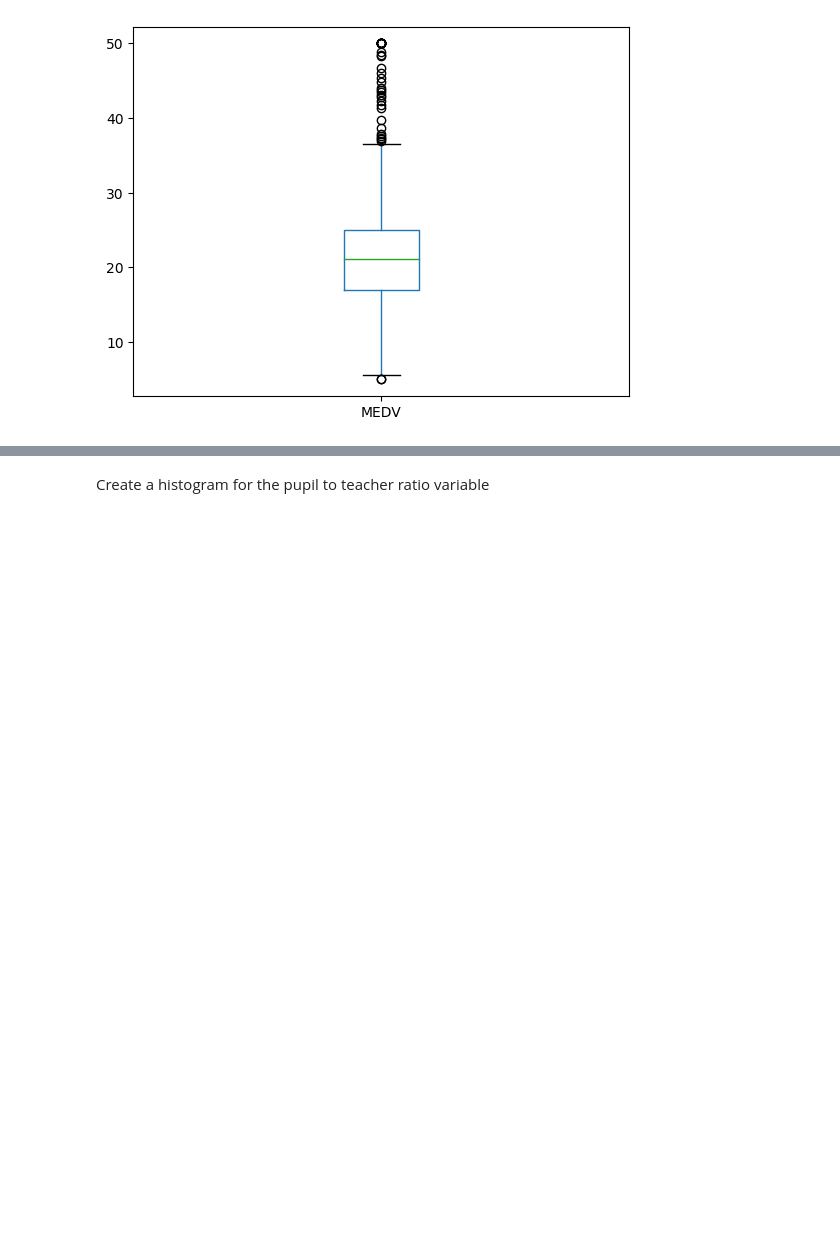
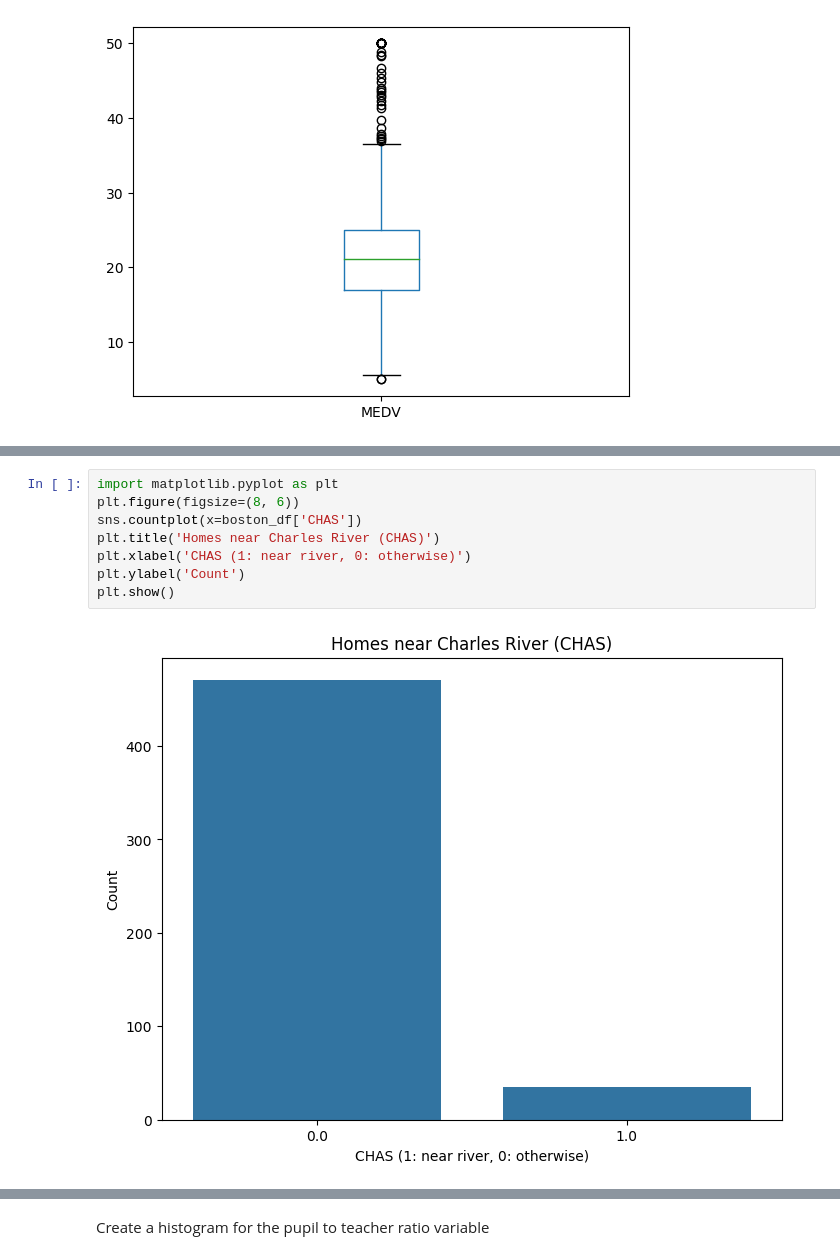
Before and after one commit to aleksandraszum/Tools-for-Data-Science, a Jupyter notebook: Optional_Peer_Graded_Assignment.jupyterlite.ipynb, the cells around one changed output, grey strips where cells are left out. Drawn from its saved outputs; the diff is of its cells as text; blank space fills up the shorter version.

```diff
--- a/Optional_Peer_Graded_Assignment.jupyterlite.ipynb
+++ b/Optional_Peer_Graded_Assignment.jupyterlite.ipynb
@@ -92,0 +128,10 @@ Provide a boxplot for the MEDV variable vs the AGE variable. (Discretize the age
+# %%
+import matplotlib.pyplot as plt
+plt.figure(figsize=(8, 6))
+sns.countplot(x=boston_df['CHAS'])
+plt.title('Homes near Charles River (CHAS)')
+plt.xlabel('CHAS (1: near river, 0: otherwise)')
+plt.ylabel('Count')
+plt.show()
+# %% [output]
+[figure, added]
```
Also changed, not shown: parts of 43 cells of this notebook.
